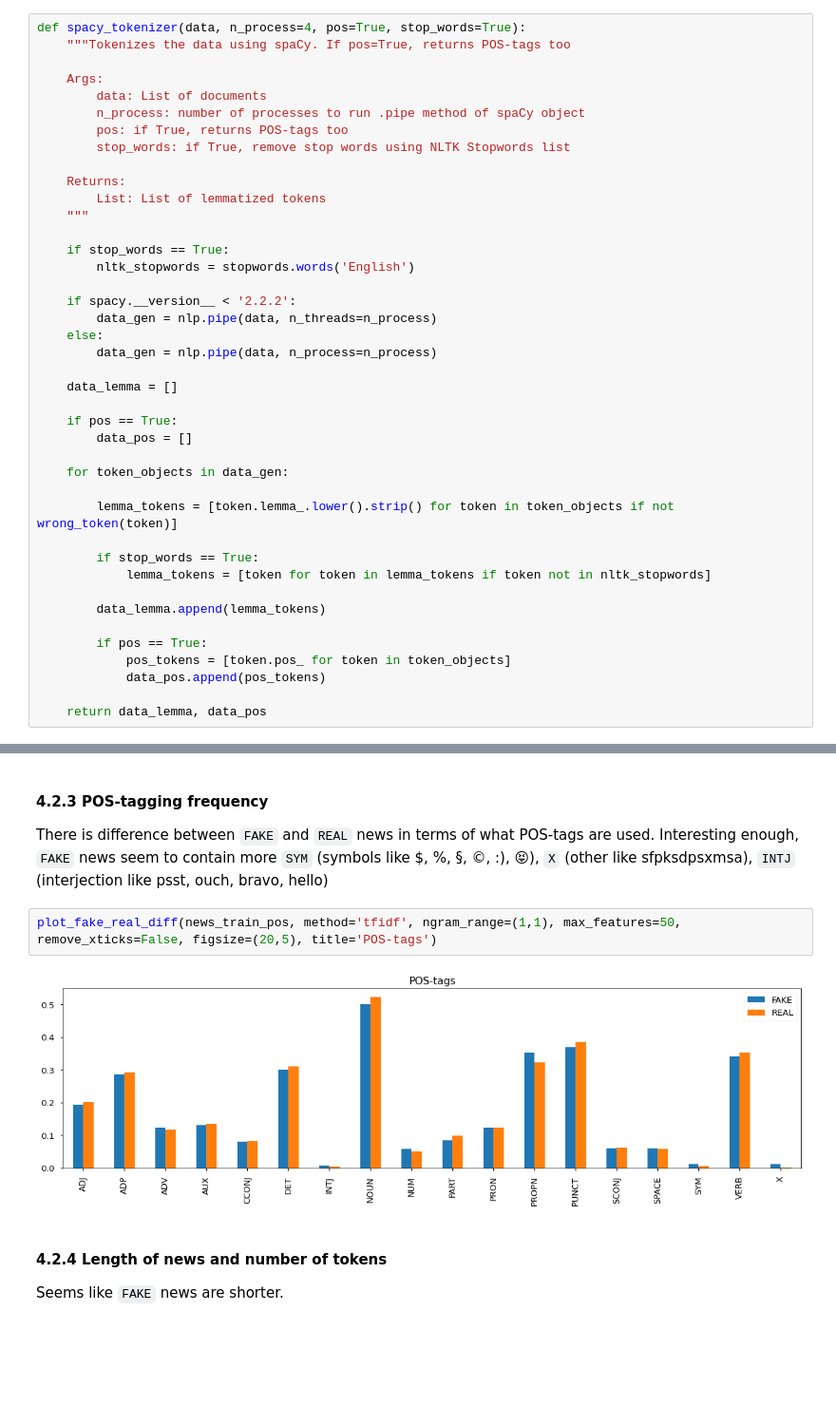
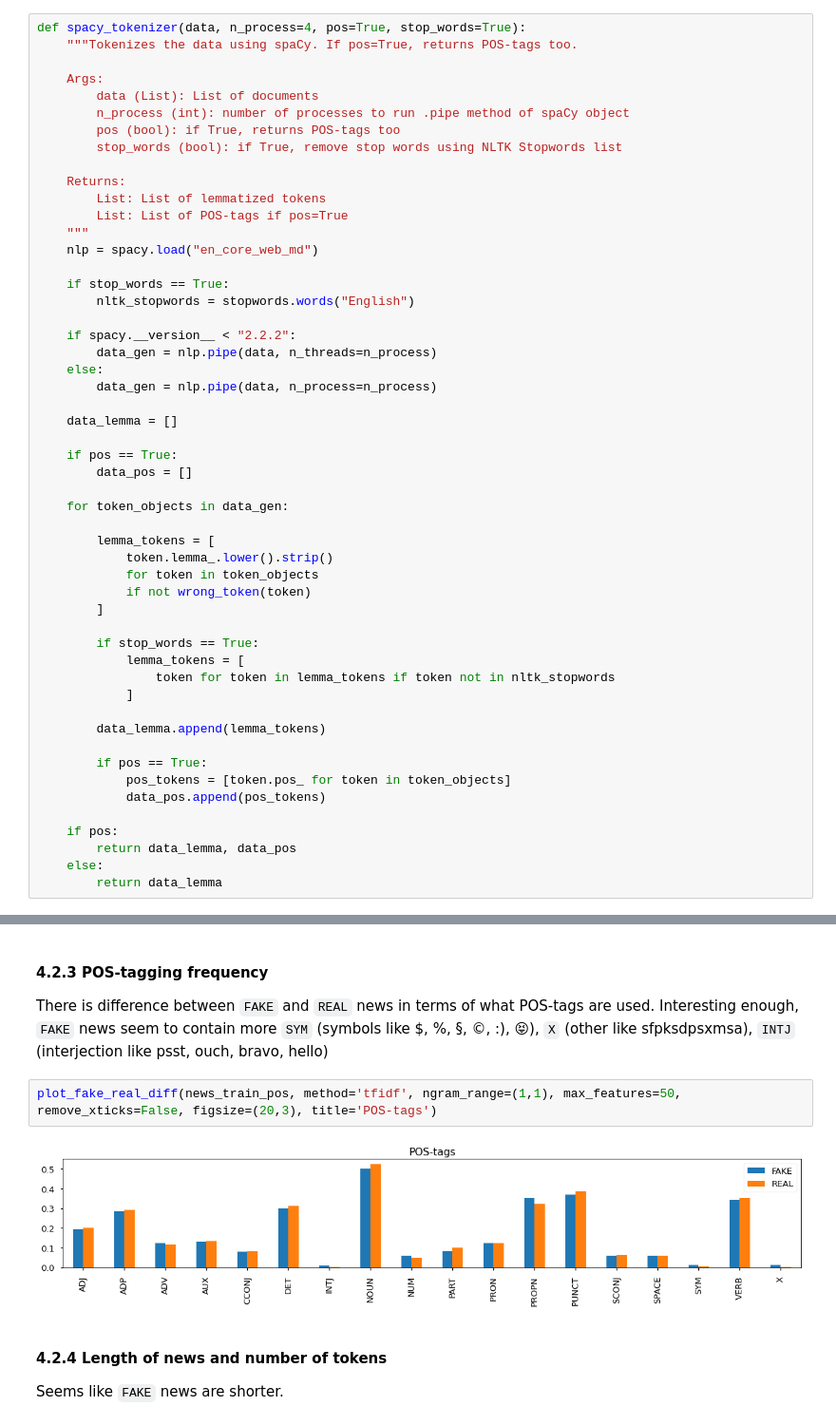
Before and after one commit to AdiletGaparov/mbd-natural-language-processing, a Jupyter notebook: fake-news-detection/fake-news-detection.ipynb, the cells around one changed output, grey strips where cells are left out. Shown: that part at 95% size. Drawn from its saved outputs; the diff is of its cells as text; blank space fills up the shorter version.

```diff
--- a/fake-news-detection/fake-news-detection.ipynb
+++ b/fake-news-detection/fake-news-detection.ipynb
@@ -173,22 +173,24 @@ def wrong_token(token):
 > Despite parallelization, still slow process. We saved prepared tokenized train set using *pickle*. See **below**.
 # %%
 def spacy_tokenizer(data, n_process=4, pos=True, stop_words=True):
-    """Tokenizes the data using spaCy. If pos=True, returns POS-tags too
+    """Tokenizes the data using spaCy. If pos=True, returns POS-tags too.
 
     Args:
-        data: List of documents
-        n_process: number of processes to run .pipe method of spaCy object
-        pos: if True, returns POS-tags too
-        stop_words: if True, remove stop words using NLTK Stopwords list
+        data (List): List of documents
+        n_process (int): number of processes to run .pipe method of spaCy object
+        pos (bool): if True, returns POS-tags too
+        stop_words (bool): if True, remove stop words using NLTK Stopwords list
 
     Returns:
         List: List of lemmatized tokens
+        List: List of POS-tags if pos=True
     """
+    nlp = spacy.load("en_core_web_md")
 
     if stop_words == True:
-        nltk_stopwords = stopwords.words('English')
+        nltk_stopwords = stopwords.words("English")
 
-    if spacy.__version__ < '2.2.2':
+    if spacy.__version__ < "2.2.2":
         data_gen = nlp.pipe(data, n_threads=n_process)
     else:
         data_gen = nlp.pipe(data, n_process=n_process)
@@ -200,10 +202,16 @@ def spacy_tokenizer(data, n_process=4, pos=True, stop_words=True):
 
     for token_objects in data_gen:
 
-        lemma_tokens = [token.lemma_.lower().strip() for token in token_objects if not wrong_token(token)]
+        lemma_tokens = [
+            token.lemma_.lower().strip()
+            for token in token_objects
+            if not wrong_token(token)
+        ]
 
         if stop_words == True:
-            lemma_tokens = [token for token in lemma_tokens if token not in nltk_stopwords]
+            lemma_tokens = [
+                token for token in lemma_tokens if token not in nltk_stopwords
+            ]
 
         data_lemma.append(lemma_tokens)
 
@@ -211,7 +219,10 @@ def spacy_tokenizer(data, n_process=4, pos=True, stop_words=True):
             pos_tokens = [token.pos_ for token in token_objects]
             data_pos.append(pos_tokens)
 
-    return data_lemma, data_pos
+    if pos:
+        return data_lemma, data_pos
+    else:
+        return data_lemma
 # %%
 news_train_lemma, news_train_pos = spacy_tokenizer(news_train)
 # %% [markdown]
@@ -299,9 +310,9 @@ plot_fake_real_diff(news_train_lemma, method='tfidf', ngram_range=(2,2), max_fea
 
 There is difference between `FAKE` and `REAL` news in terms of what POS-tags are used. Interesting enough, `FAKE` news seem to contain more `SYM` (symbols like $, %, §, ©, :), 😝), `X` (other like sfpksdpsxmsa), `INTJ` (interjection like psst, ouch, bravo, hello)
 # %%
-plot_fake_real_diff(news_train_pos, method='tfidf', ngram_range=(1,1), max_features=50, remove_xticks=False, figsize=(20,5), title='POS-tags')
+plot_fake_real_diff(news_train_pos, method='tfidf', ngram_range=(1,1), max_features=50, remove_xticks=False, figsize=(20,3), title='POS-tags')
 # %% [output]
-[figure, old version]
+[figure, new version]
 # %% [markdown]
 #### 4.2.4 Length of news and number of tokens
 
```
Also changed, not shown: parts of 1 cell of this notebook.
